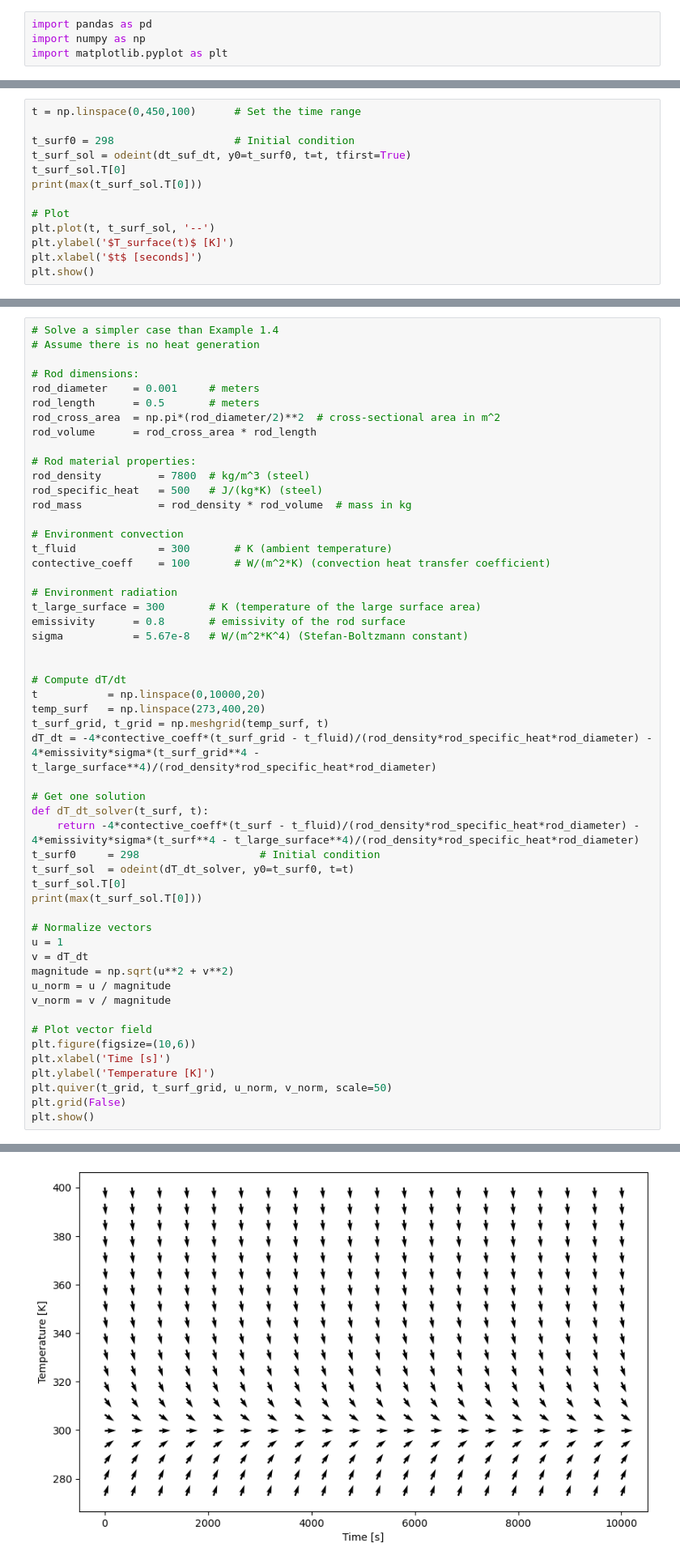
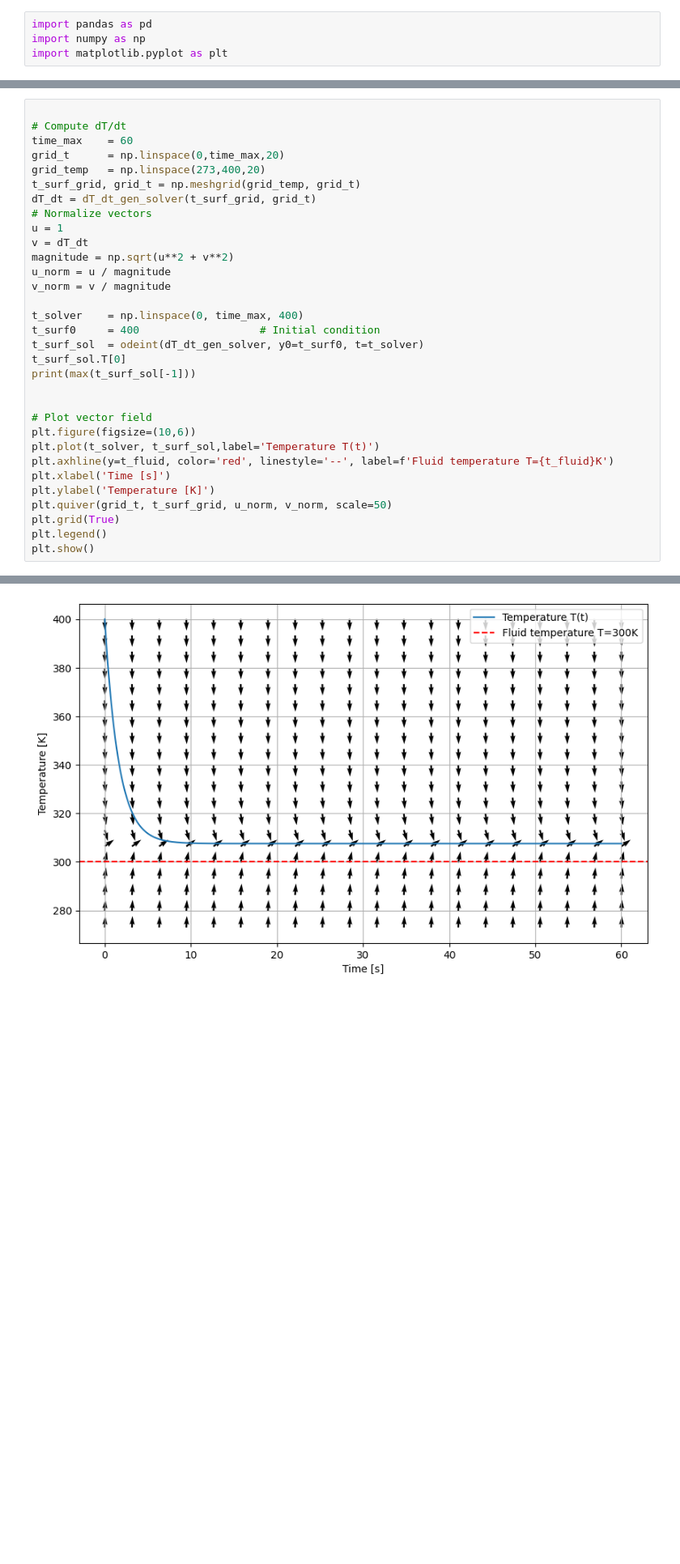
Before and after one commit to Luis-Condor/heat-transfer, a Jupyter notebook: ch_1.ipynb, the cells around one changed output, grey strips where cells are left out. Shown at 81% size. Drawn from its saved outputs; the diff is of its cells as text; blank space fills up the shorter version.

Commit message:
added Chapter 1 examples

```diff
--- a/ch_1.ipynb
+++ b/ch_1.ipynb
@@ -103,13 +62,0 @@ Use SciPy odeint solver
-# %%
-t = np.linspace(0,450,100)      # Set the time range
-
-t_surf0 = 298                   # Initial condition
-t_surf_sol = odeint(dt_suf_dt, y0=t_surf0, t=t, tfirst=True)
-t_surf_sol.T[0]
-print(max(t_surf_sol.T[0]))
-
-# Plot
-plt.plot(t, t_surf_sol, '--')
-plt.ylabel('$T_surface(t)$ [K]')
-plt.xlabel('$t$ [seconds]')
-plt.show()
@@ -119,42 +102,11 @@ plt.show()
 # %%
-# Solve a simpler case than Example 1.4
-# Assume there is no heat generation
-
-# Rod dimensions:
-rod_diameter    = 0.001     # meters
-rod_length      = 0.5       # meters
-rod_cross_area  = np.pi*(rod_diameter/2)**2  # cross-sectional area in m^2
-rod_volume      = rod_cross_area * rod_length
-
-# Rod material properties:
-rod_density         = 7800  # kg/m^3 (steel)
-rod_specific_heat   = 500   # J/(kg*K) (steel)
-rod_mass            = rod_density * rod_volume  # mass in kg
-
-# Environment convection
-t_fluid             = 300       # K (ambient temperature)
-contective_coeff    = 100       # W/(m^2*K) (convection heat transfer coefficient)
-
-# Environment radiation
-t_large_surface = 300       # K (temperature of the large surface area)
-emissivity      = 0.8       # emissivity of the rod surface
-sigma           = 5.67e-8   # W/(m^2*K^4) (Stefan-Boltzmann constant)
-
 
 # Compute dT/dt
-t           = np.linspace(0,10000,20)
-temp_surf   = np.linspace(273,400,20)
-t_surf_grid, t_grid = np.meshgrid(temp_surf, t)
-dT_dt = -4*contective_coeff*(t_surf_grid - t_fluid)/(rod_density*rod_specific_heat*rod_diameter) - 4*emissivity*sigma*(t_surf_grid**4 - t_large_surface**4)/(rod_density*rod_specific_heat*rod_diameter)
-
-# Get one solution
-def dT_dt_solver(t_surf, t):
-    return -4*contective_coeff*(t_surf - t_fluid)/(rod_density*rod_specific_heat*rod_diameter) - 4*emissivity*sigma*(t_surf**4 - t_large_surface**4)/(rod_density*rod_specific_heat*rod_diameter)
-t_surf0     = 298                   # Initial condition
-t_surf_sol  = odeint(dT_dt_solver, y0=t_surf0, t=t)
-t_surf_sol.T[0]
-print(max(t_surf_sol.T[0]))
-
+time_max    = 60
+grid_t      = np.linspace(0,time_max,20)
+grid_temp   = np.linspace(273,400,20)
+t_surf_grid, grid_t = np.meshgrid(grid_temp, grid_t)
+dT_dt = dT_dt_gen_solver(t_surf_grid, grid_t)
 # Normalize vectors
 u = 1
 v = dT_dt
@@ -162,11 +114,21 @@ magnitude = np.sqrt(u**2 + v**2)
 u_norm = u / magnitude
 v_norm = v / magnitude
 
+t_solver    = np.linspace(0, time_max, 400)
+t_surf0     = 400                   # Initial condition
+t_surf_sol  = odeint(dT_dt_gen_solver, y0=t_surf0, t=t_solver)
+t_surf_sol.T[0]
+print(max(t_surf_sol[-1]))
+
+
 # Plot vector field
 plt.figure(figsize=(10,6))
+plt.plot(t_solver, t_surf_sol,label='Temperature T(t)')
+plt.axhline(y=t_fluid, color='red', linestyle='--', label=f'Fluid temperature T={t_fluid}K')
 plt.xlabel('Time [s]')
 plt.ylabel('Temperature [K]')
-plt.quiver(t_grid, t_surf_grid, u_norm, v_norm, scale=50)
-plt.grid(False)
+plt.quiver(grid_t, t_surf_grid, u_norm, v_norm, scale=50)
+plt.grid(True)
+plt.legend()
 plt.show()
 # %% [output]
@@ -174 +136 @@ plt.show()
-[figure, old version]
+[figure, new version]
```
Also changed, not shown: parts of 6 cells of this notebook.
